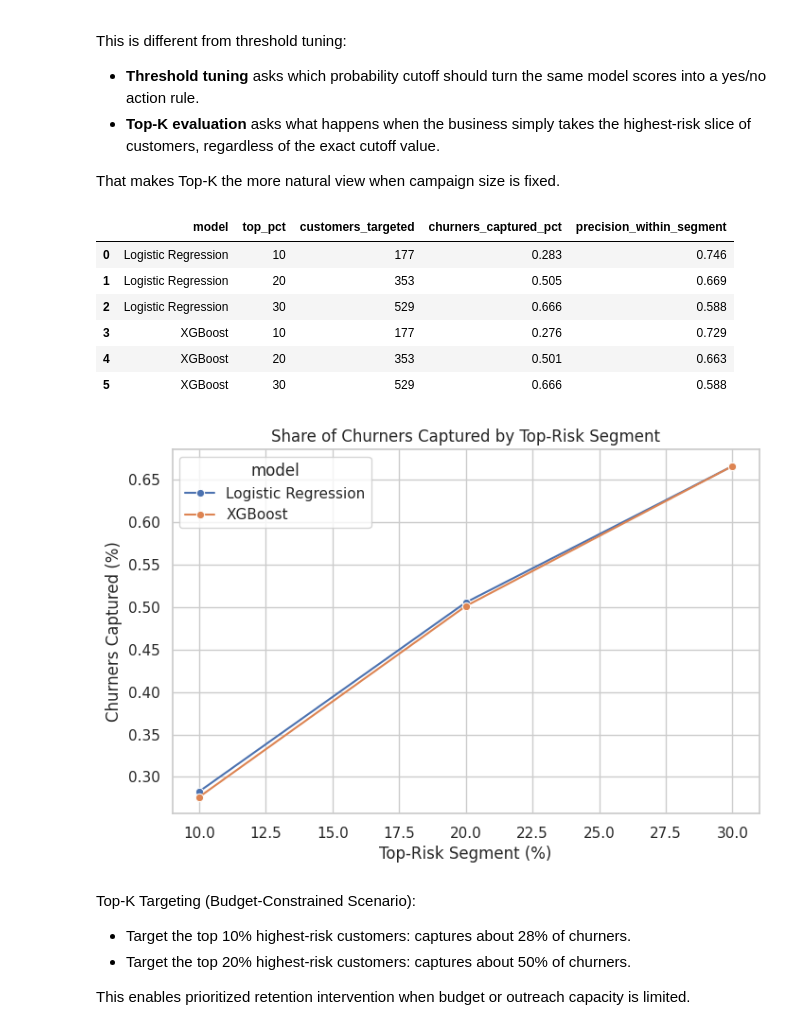
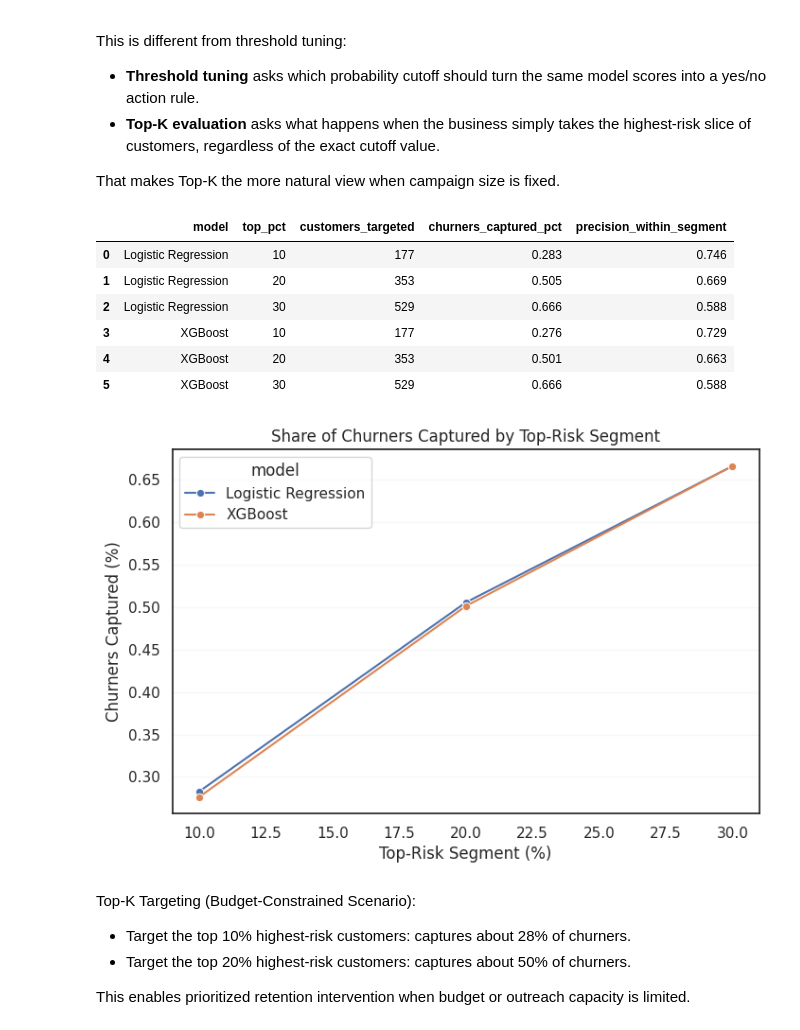
Before and after one commit to Phrey001/ml-casebook, a Jupyter notebook: ml-examples/churn_prediction/churn_prediction.ipynb, the cells around one changed output. Saved outputs shown, nothing was run; the diff lists cells and outputs as text; code cells hidden in the pictures.

```diff
--- a/ml-examples/churn_prediction/churn_prediction.ipynb
+++ b/ml-examples/churn_prediction/churn_prediction.ipynb
@@ -37,7 +37,7 @@ from sklearn.preprocessing import OneHotEncoder, StandardScaler
 
 from xgboost import XGBClassifier
 
-sns.set_theme(style='whitegrid')
+sns.set_theme(style='white')
 plt.rcParams['figure.figsize'] = (8, 5)
 RANDOM_STATE = 42
 # %% [markdown]
@@ -437,34 +437,35 @@ def top_k_metrics(y_true, probabilities, top_pct):
 top_k_rows = []
 for model_name, results in candidate_results.items():
     for top_pct in [0.10, 0.20, 0.30]:
         row = top_k_metrics(y_test.reset_index(drop=True), pd.Series(results['probabilities']), top_pct)
         row['model'] = model_name
         top_k_rows.append(row)
 
 top_k_table = pd.DataFrame(top_k_rows)[[
     'model',
     'top_pct',
     'customers_targeted',
     'churners_captured_pct',
     'precision_within_segment',
 ]]
 
 display(top_k_table.round(3))
 
 sns.lineplot(data=top_k_table, x='top_pct', y='churners_captured_pct', hue='model', marker='o')
 plt.title('Share of Churners Captured by Top-Risk Segment')
 plt.xlabel('Top-Risk Segment (%)')
 plt.ylabel('Churners Captured (%)')
+plt.grid(axis='y', alpha=0.15)
 plt.show()
 # %% [output]
 |  | model | top_pct | customers_targeted | churners_captured_pct | precision_within_segment |
 | 0 | Logistic Regression | 10 | 177 | 0.283 | 0.746 |
 | 1 | Logistic Regression | 20 | 353 | 0.505 | 0.669 |
 | 2 | Logistic Regression | 30 | 529 | 0.666 | 0.588 |
 | 3 | XGBoost | 10 | 177 | 0.276 | 0.729 |
 | 4 | XGBoost | 20 | 353 | 0.501 | 0.663 |
 | 5 | XGBoost | 30 | 529 | 0.666 | 0.588 |
-[figure, old version]
+[figure, new version]
 # %% [markdown]
 Top-K Targeting (Budget-Constrained Scenario):
 - Target the top 10% highest-risk customers: captures about 28% of churners.
```
Also changed, not shown: parts of 3 cells of this notebook, 13 other files.
